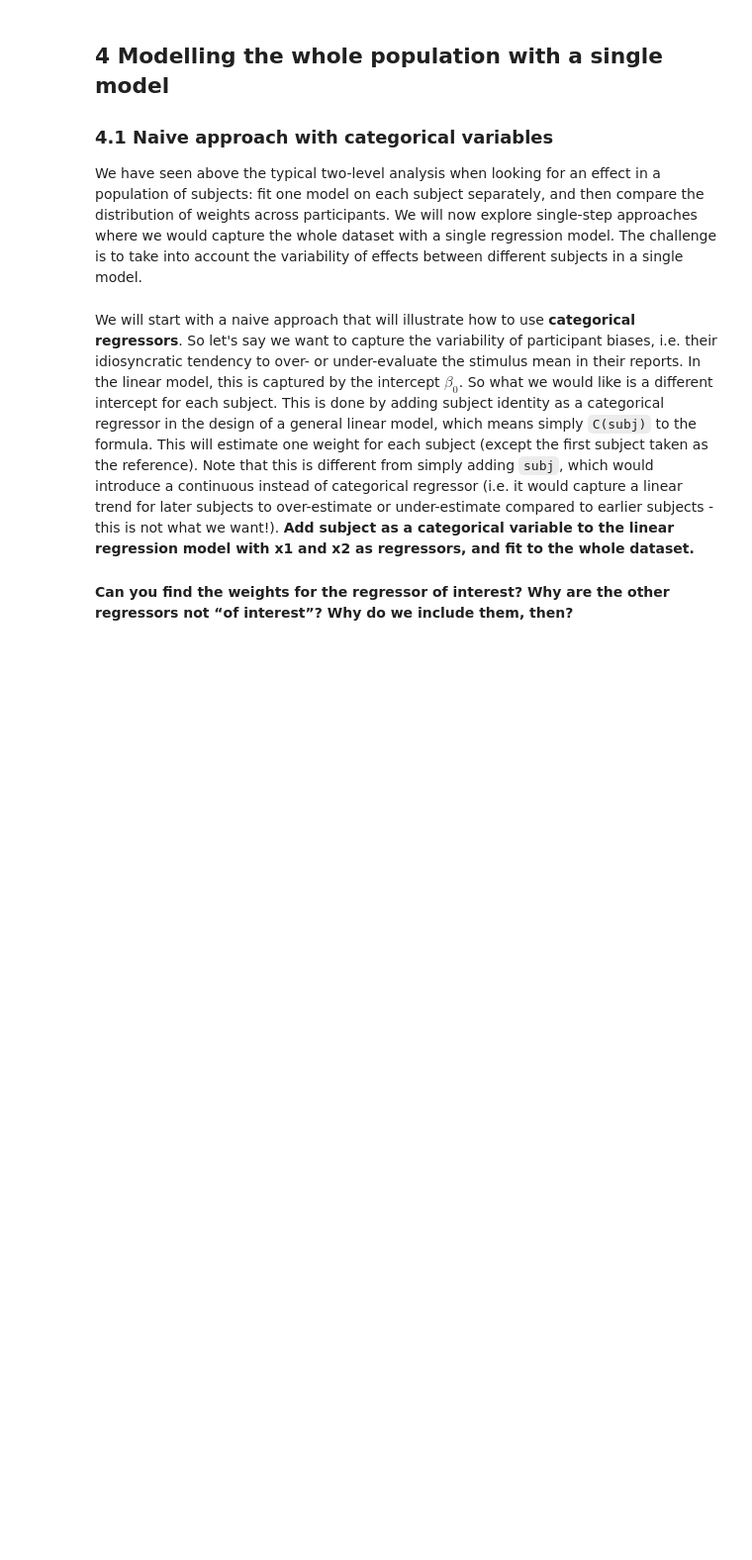
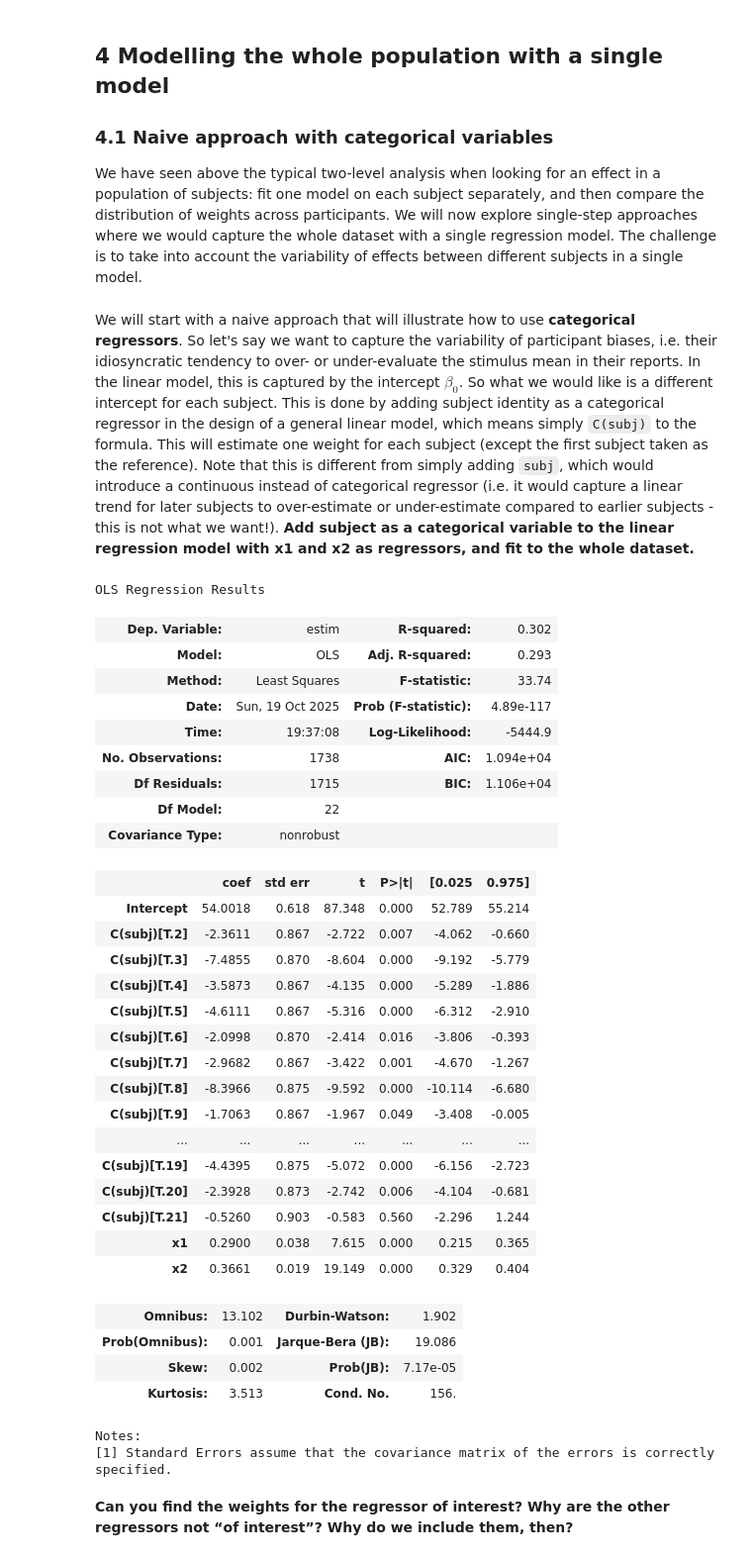
Before and after one commit to betulyilmaz34/Assignments, a Jupyter notebook: A2_LinearRegression/Assignment2.ipynb, the cells around one changed output. Shown at 99% size. Drawn from its saved outputs; the diff is of its cells as text; code cells hidden in the pictures; blank space fills up the shorter version.

```diff
--- a/A2_LinearRegression/Assignment2.ipynb
+++ b/A2_LinearRegression/Assignment2.ipynb
@@ -542,12 +586,45 @@ Note that this is different from simply adding `subj`, which would introduce a c
 **Add subject as a categorical variable to the linear regression model with x1 and x2 as regressors, and fit to the whole dataset.**
 # %%
 # define the multiple linear regression model
-mod = ols(formula = ???, data=??)
+mod = ols(formula = 'estim ~ x1 + x2 + C(subj)', data= df)
 
 # fit to data
 res = mod.fit()
 
 # print the summary
 res.summary()
+# %% [output]
+OLS Regression Results
+| Dep. Variable: | estim | R-squared: | 0.302 |
+| Model: | OLS | Adj. R-squared: | 0.293 |
+| Method: | Least Squares | F-statistic: | 33.74 |
+| Date: | Sun, 19 Oct 2025 | Prob (F-statistic): | 4.89e-117 |
+| Time: | 19:37:08 | Log-Likelihood: | -5444.9 |
+| No. Observations: | 1738 | AIC: | 1.094e+04 |
+| Df Residuals: | 1715 | BIC: | 1.106e+04 |
+| Df Model: | 22 |  |  |
+| Covariance Type: | nonrobust |  |  |
+|  | coef | std err | t | P>|t| | [0.025 | 0.975] |
+| Intercept | 54.0018 | 0.618 | 87.348 | 0.000 | 52.789 | 55.214 |
+| C(subj)[T.2] | -2.3611 | 0.867 | -2.722 | 0.007 | -4.062 | -0.660 |
+| C(subj)[T.3] | -7.4855 | 0.870 | -8.604 | 0.000 | -9.192 | -5.779 |
+| C(subj)[T.4] | -3.5873 | 0.867 | -4.135 | 0.000 | -5.289 | -1.886 |
+| C(subj)[T.5] | -4.6111 | 0.867 | -5.316 | 0.000 | -6.312 | -2.910 |
+| C(subj)[T.6] | -2.0998 | 0.870 | -2.414 | 0.016 | -3.806 | -0.393 |
+| C(subj)[T.7] | -2.9682 | 0.867 | -3.422 | 0.001 | -4.670 | -1.267 |
+| C(subj)[T.8] | -8.3966 | 0.875 | -9.592 | 0.000 | -10.114 | -6.680 |
+| C(subj)[T.9] | -1.7063 | 0.867 | -1.967 | 0.049 | -3.408 | -0.005 |
+| ... | ... | ... | ... | ... | ... | ... |
+| C(subj)[T.19] | -4.4395 | 0.875 | -5.072 | 0.000 | -6.156 | -2.723 |
+| C(subj)[T.20] | -2.3928 | 0.873 | -2.742 | 0.006 | -4.104 | -0.681 |
+| C(subj)[T.21] | -0.5260 | 0.903 | -0.583 | 0.560 | -2.296 | 1.244 |
+| x1 | 0.2900 | 0.038 | 7.615 | 0.000 | 0.215 | 0.365 |
+| x2 | 0.3661 | 0.019 | 19.149 | 0.000 | 0.329 | 0.404 |
+| Omnibus: | 13.102 | Durbin-Watson: | 1.902 |
+| Prob(Omnibus): | 0.001 | Jarque-Bera (JB): | 19.086 |
+| Skew: | 0.002 | Prob(JB): | 7.17e-05 |
+| Kurtosis: | 3.513 | Cond. No. | 156. |
+Notes:
+[1] Standard Errors assume that the covariance matrix of the errors is correctly specified.
 # %% [markdown]
 **Can you find the weights for the regressor of interest? Why are the other regressors not “of interest”? Why do we include them, then?**
```
Also changed, not shown: parts of 18 cells of this notebook.
